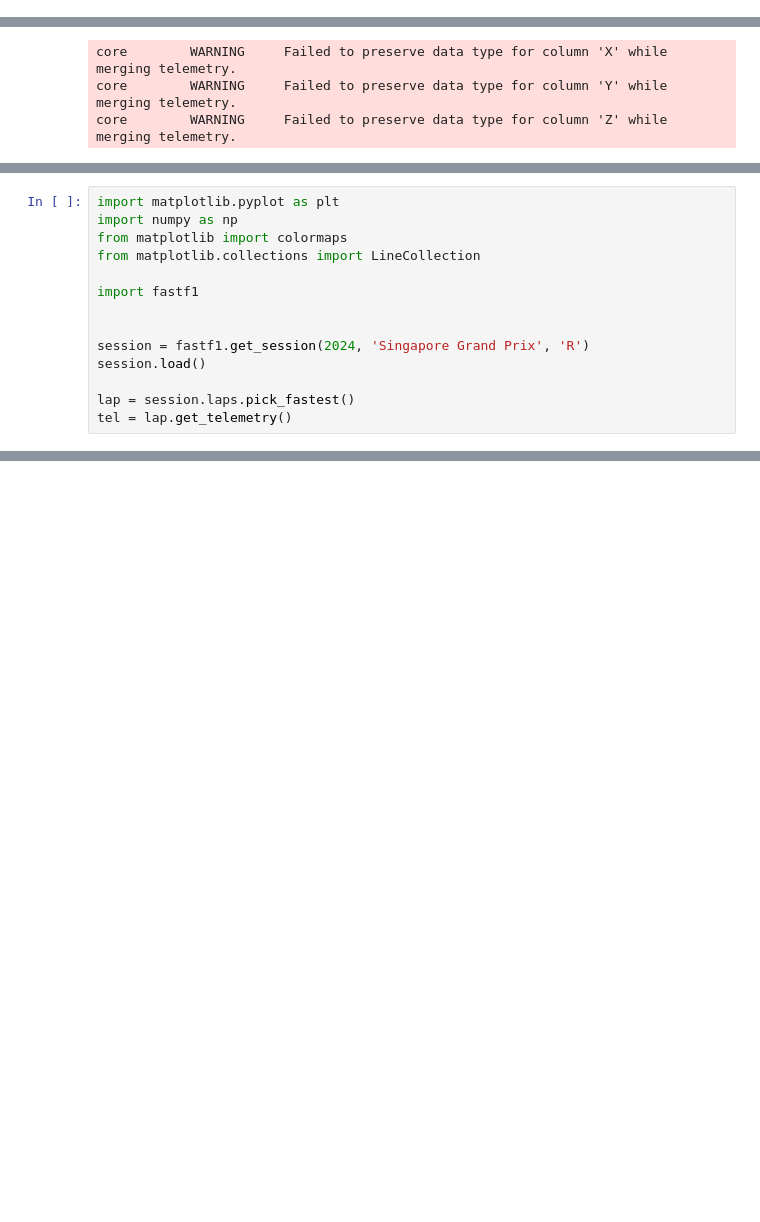
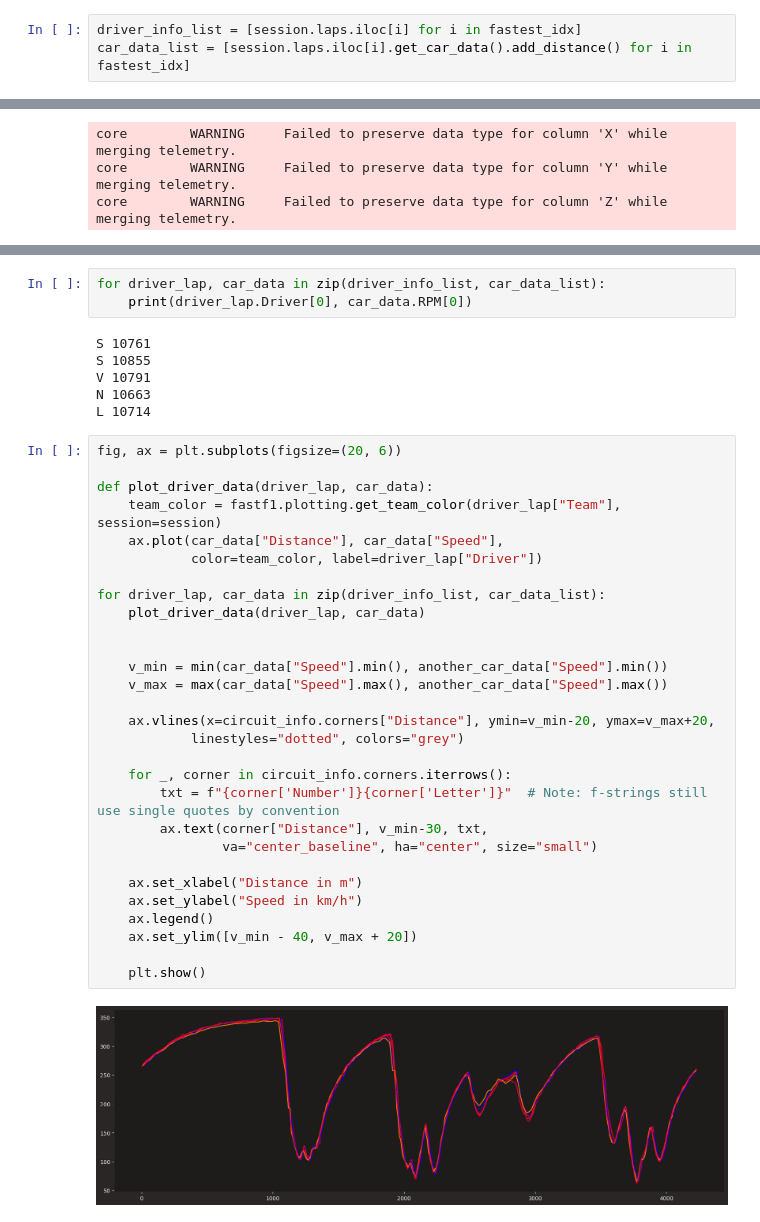
Before and after one commit to akatelync/f1-exploration, a Jupyter notebook: eda.ipynb, the cells around one changed output, grey strips where cells are left out. Cells and saved outputs as stored; diff of their text form; blank space fills up the shorter version.

```diff
--- a/eda.ipynb
+++ b/eda.ipynb
@@ -160,3 +136,6 @@ car_data = fastest_lap.get_car_data().add_distance()
+# %%
+driver_info_list = [session.laps.iloc[i] for i in fastest_idx]
+car_data_list = [session.laps.iloc[i].get_car_data().add_distance() for i in fastest_idx]
 # %%
 circuit_info = session.get_circuit_info()
 # %% [output]
@@ -201,14 +181,0 @@ plt.show()
-# %%
-import matplotlib.pyplot as plt
-import numpy as np
-from matplotlib import colormaps
-from matplotlib.collections import LineCollection
-
-import fastf1
-
-
-session = fastf1.get_session(2024, 'Singapore Grand Prix', 'R')
-session.load()
-
-lap = session.laps.pick_fastest()
-tel = lap.get_telemetry()
@@ -280,0 +202,40 @@ plt.show()
+# %%
+for driver_lap, car_data in zip(driver_info_list, car_data_list):
+    print(driver_lap.Driver[0], car_data.RPM[0])
+# %% [output]
+S 10761
+S 10855
+V 10791
+N 10663
+L 10714
+# %%
+fig, ax = plt.subplots(figsize=(20, 6))
+
+def plot_driver_data(driver_lap, car_data):
+    team_color = fastf1.plotting.get_team_color(driver_lap["Team"], session=session)
+    ax.plot(car_data["Distance"], car_data["Speed"],
+            color=team_color, label=driver_lap["Driver"])
+
+for driver_lap, car_data in zip(driver_info_list, car_data_list):
+    plot_driver_data(driver_lap, car_data)
+
+
+    v_min = min(car_data["Speed"].min(), another_car_data["Speed"].min())
+    v_max = max(car_data["Speed"].max(), another_car_data["Speed"].max())
+
+    ax.vlines(x=circuit_info.corners["Distance"], ymin=v_min-20, ymax=v_max+20,
+            linestyles="dotted", colors="grey")
+
+    for _, corner in circuit_info.corners.iterrows():
+        txt = f"{corner['Number']}{corner['Letter']}"  # Note: f-strings still use single quotes by convention
+        ax.text(corner["Distance"], v_min-30, txt,
+                va="center_baseline", ha="center", size="small")
+
+    ax.set_xlabel("Distance in m")
+    ax.set_ylabel("Speed in km/h")
+    ax.legend()
+    ax.set_ylim([v_min - 40, v_max + 20])
+
+    plt.show()
+# %% [output]
+[figure, added]
```
Also changed, not shown: parts of 30 cells of this notebook, 6 other files.
